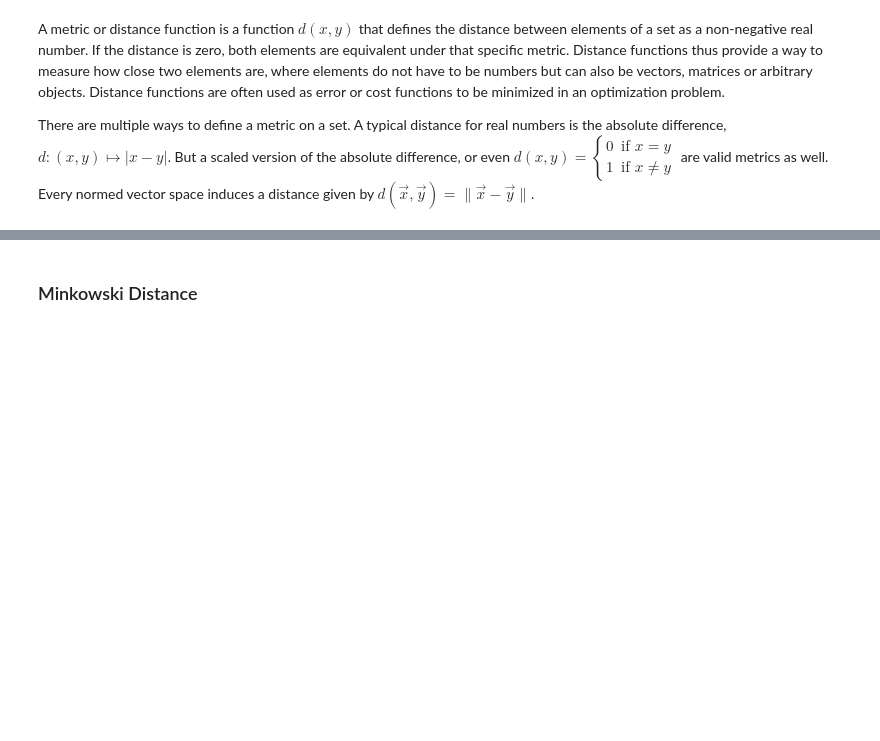
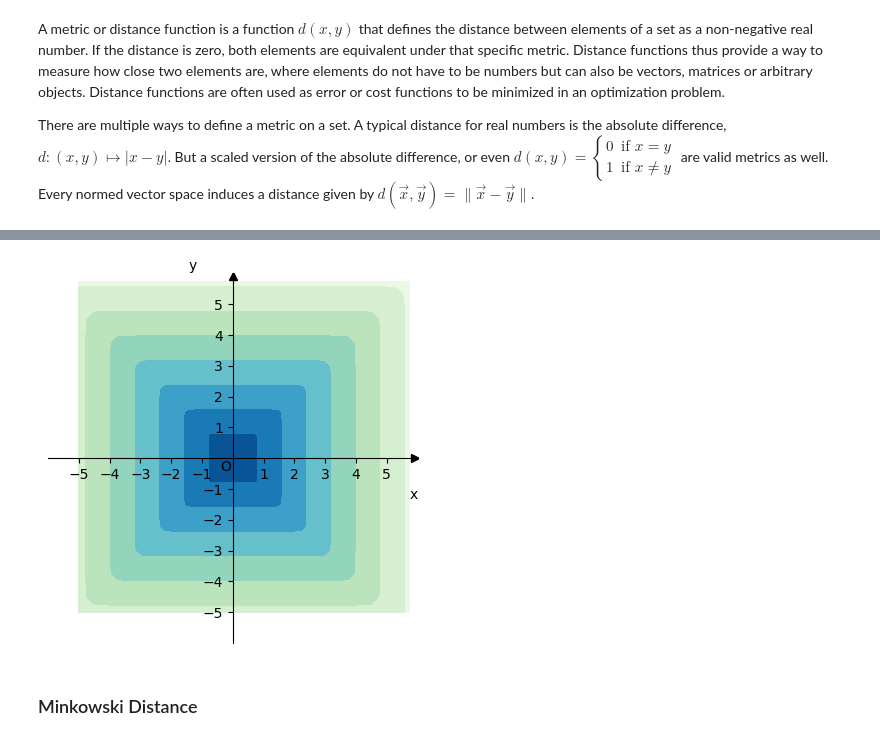
Before and after one commit to dtuleva/Math_Concepts_Visualizations, a Jupyter notebook: clustering.ipynb, the cells around one changed output, grey strips where cells are left out. Drawn from its saved outputs; the diff is of its cells as text; code cells hidden in the pictures; blank space fills up the shorter version.

```diff
--- a/clustering.ipynb
+++ b/clustering.ipynb
@@ -24,3 +68,32 @@
+# %%
+def plot_contours(
+        vectorized_distance_function,
+        ax = None,
+        x_min = 0,
+        x_max = 6,
+        y_min = 0,
+        y_max = 6,
+        delta = 0.25,
+        ):
+
+    x = np.arange(x_min, x_max, delta)
+    y = np.arange(y_min, y_max, delta)
+    X, Y = np.meshgrid(x, y)
+    Z = vectorized_distance_function(X, Y)
+
+    ax = ax or plt.gca()
+
+    ax.contourf(X, Y, Z, cmap = "GnBu_r")
+
+    set_coordinate_system(
+        ax=ax,
+        x_min = x_min,
+        x_max = x_max,
+        y_min = y_min,
+        y_max = y_max,
+        )
+
+    return ax
 # %% [markdown]
 ## Clustering Analysis. How Different Metrics Affect Clustering Results
 One important application of linear algebra is to calculate distances between two points. There are many different ways to calculate a distance. The one which is probably most familiar to you is the **Euclidean distance**. In 2D space, given points $A (x_A; y_A)$ and $B(x_B; y_B)$, the distance is
@@ -65,3 +158,9 @@ $ d(\vec x, \vec y) = \|\vec x - \vec y\| $.
+# %%
+ax = plot_contours(minkowski_distance_to_o, x_min=-5, y_min=-5)
+
+plt.show()
+# %% [output]
+[figure, added]
 # %% [markdown]
 ### Minkowski Distance
 # %% [markdown]
```
Also changed, not shown: parts of 10 cells of this notebook, 1 other file.
